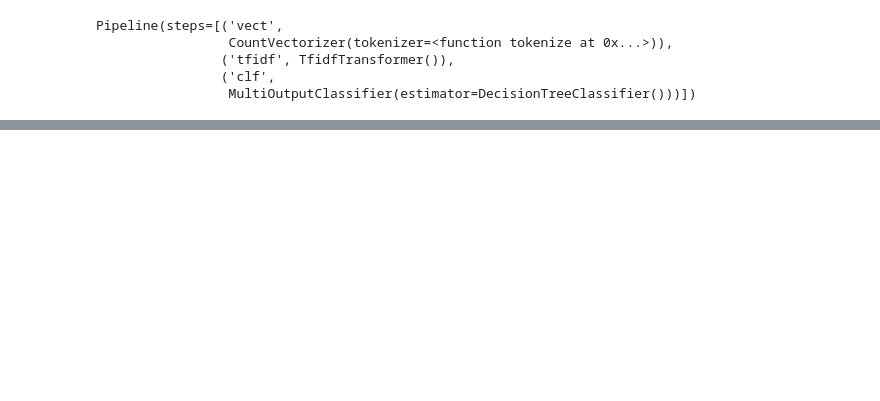
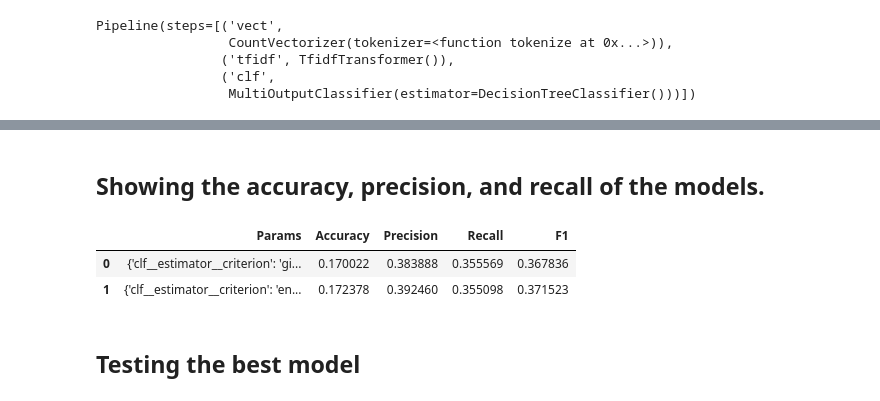
Before and after one commit to JosephArcila/Disaster-Response-Pipelines, a Jupyter notebook: ML Pipeline Preparation.ipynb, the cells around one changed output, grey strips where cells are left out. Cells and saved outputs as stored; diff of their text form; code cells hidden in the pictures; blank space fills up the shorter version.

Commit message:
Ready for testing

```diff
--- a/ML Pipeline Preparation.ipynb
+++ b/ML Pipeline Preparation.ipynb
@@ -327,2 +324,2 @@ full_pipeline_cv = GridSearchCV(pipeline, param_grid=parameters, scoring = ['acc
 # %%
-full_pipeline_cv.fit(X_train, y_train)
+pipeline.fit(X_train, y_train)
@@ -336,5 +360,0 @@ print(classification_report(y_test, y_pred, zero_division=0, target_names=y.colu
-# %%
-# printing the evaluation scores
-cvres = full_pipeline_cv.cv_results_
-for mean_score, params in zip(cvres['mean_test_score'], cvres['params']):
-    print(np.sqrt(-mean_score), params)
@@ -340,0 +373,22 @@ for mean_score, params in zip(cvres['mean_test_score'], cvres['params']):
+# %%
+# USE THIS PARAMETERS AND GRIDSEARCHCV WHEN COMPUTATIONAL POWER AVAILABLE
+# parameters = {
+#     'vect__ngram_range': ((1, 1), (1, 2)),
+#     'vect__max_df': (0.5, 0.75, 1.0),
+#     'vect__max_features': (None, 5000, 10000),
+#     'tfidf__use_idf': (True, False),
+#     'clf__estimator__criterion': ['gini','entropy'],
+#     'clf__estimator__min_samples_split': [2, 3, 4],
+# }
+#
+# decision_tree_cv = GridSearchCV(random_forest_pipeline, param_grid=parameters, return_train_score=True,
+#                         refit='F1', scoring = scoring)
+
+parameters = {
+    'clf__estimator__criterion': ['gini','entropy']
+}
+
+decision_tree_cv = GridSearchCV(decision_tree_pipeline, param_grid=parameters, verbose=3, cv=2, return_train_score=True,
+                        refit='F1', scoring = scoring)
+# %%
+decision_tree_cv.fit(X_train, y_train)
@@ -340,0 +414,19 @@ for mean_score, params in zip(cvres['mean_test_score'], cvres['params']):
+# %% [markdown]
+## Showing the accuracy, precision, and recall of the models.
+# %%
+rows = []
+cvres = decision_tree_cv.cv_results_
+for mean_test_Accuracy, mean_test_Precision, mean_test_Recall, mean_test_F1, params in zip(cvres['params'],
+                                                                                           cvres['mean_test_Accuracy'],
+                                                                                           cvres['mean_test_Precision'],
+                                                                                           cvres['mean_test_Recall'],
+                                                                                           cvres['mean_test_F1']):
+    rows.append([mean_test_Accuracy, mean_test_Precision, mean_test_Recall, mean_test_F1, params])
+scores = pd.DataFrame(rows, columns=["Params", "Accuracy", "Precision", "Recall", "F1"])
+scores
+# %% [output]
+|  | Params | Accuracy | Precision | Recall | F1 |
+| 0 | {'clf__estimator__criterion': 'gi... | 0.170022 | 0.383888 | 0.355569 | 0.367836 |
+| 1 | {'clf__estimator__criterion': 'en... | 0.172378 | 0.392460 | 0.355098 | 0.371523 |
+# %% [markdown]
+## Testing the best model
```
Also changed, not shown: parts of 68 cells of this notebook, 7 other files.
